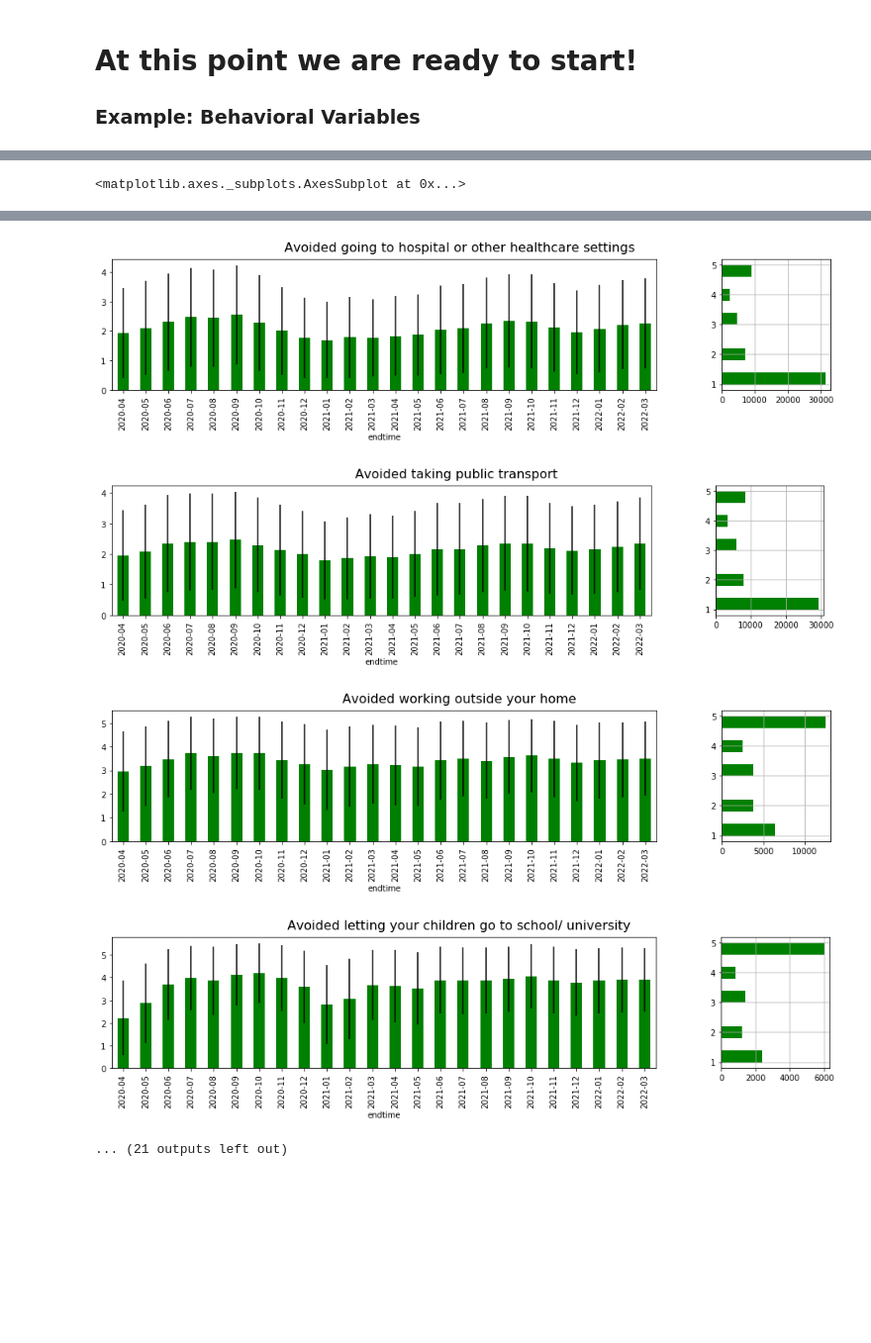
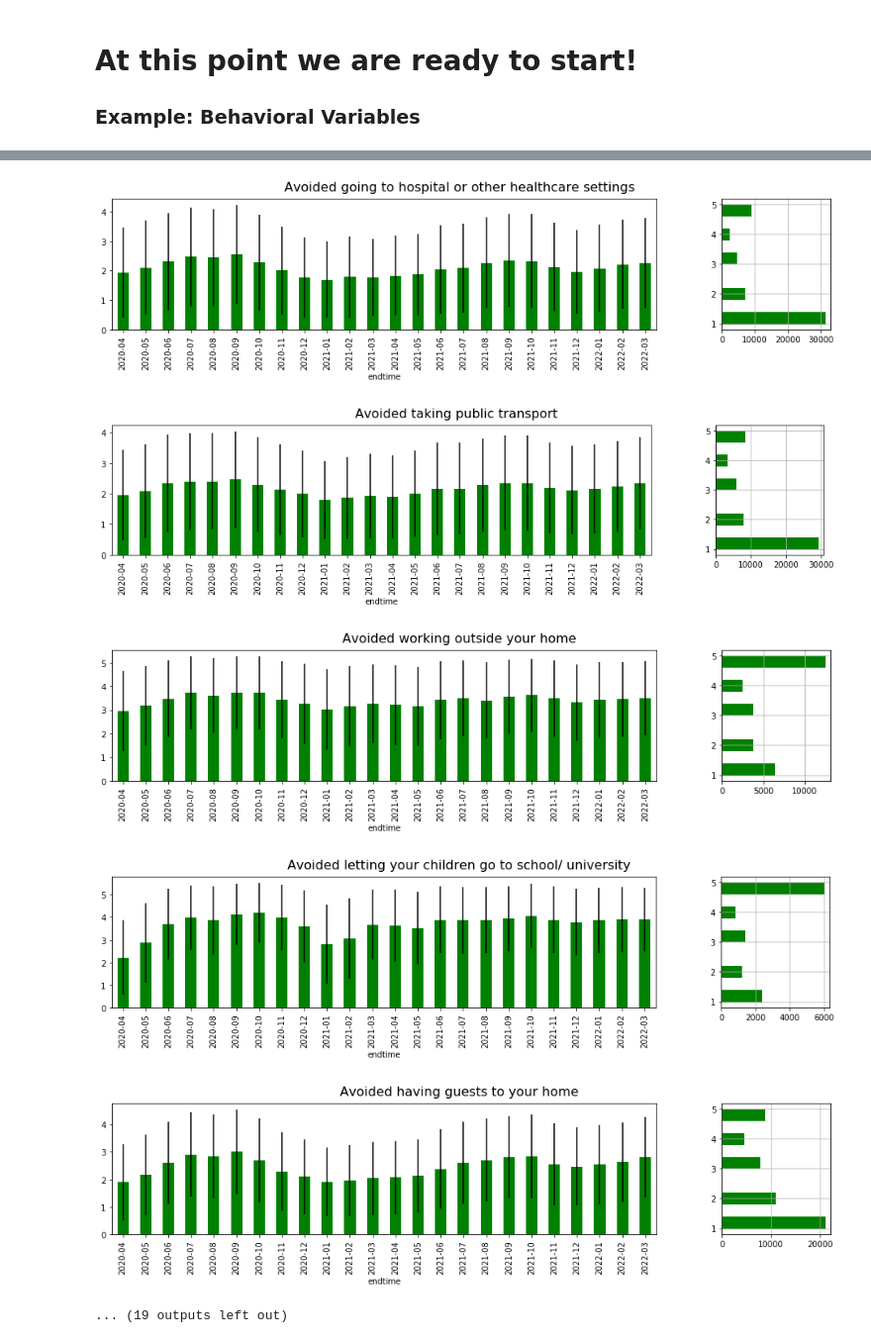
Before and after one commit to sevenbanisch/hackthon_yougov_data, a Jupyter notebook: hackathon/andreas/loadandcleandata.ipynb, the cells around one changed output, grey strips where cells are left out. Shown at 99% size. Cells and saved outputs as stored; diff of their text form; code cells hidden in the pictures; blank space fills up the shorter version.

```diff
--- a/hackathon/andreas/loadandcleandata.ipynb
+++ b/hackathon/andreas/loadandcleandata.ipynb
@@ -163,30 +163,25 @@ def myhistplot(item):
 # %%
 
 items_behavior = [ i for i in item_dict.keys() if 'i12_health' in i]
 items_behavior.extend(['i13_health'])
 
 print(items_behavior)
 
 for i in items_behavior:
     #mybarplot(i)
     myerrorplot(i)
     #myhistplot(i)
-fig,axs = plt.subplots(nrows=1, ncols=2,gridspec_kw={'width_ratios': [5, 1]},figsize=(16, 3))
-fig.suptitle(item_dict[i], fontsize=16)
-qual = df.groupby(df["endtime"].dt.to_period("M"))[i].agg([np.mean, np.std])
-qual.plot(kind = "bar", y = "mean", legend = False, color='green',ax=axs[0])
-df[i].hist(orientation="horizontal",color='green', ax=axs[1])
 # %% [output]
 ['i12_health_1', 'i12_health_2', 'i12_health_3', 'i12_health_4', 'i12_health_5', 'i12_health_6', 'i12_health_7', 'i12_health_8', 'i12_health_9', 'i12_health_10', 'i12_health_11', 'i12_health_12', 'i12 ...
-<matplotlib.axes._subplots.AxesSubplot at 0x...>
 [figure]
 [figure]
 [figure]
 [figure]
 [figure]
 [figure]
 [figure]
 [figure]
 [figure]
 [figure]
-... (21 outputs left out)
+[figure, added]
+... (19 outputs left out)
```
Also changed, not shown: parts of 1 cell of this notebook, 1 other file.
